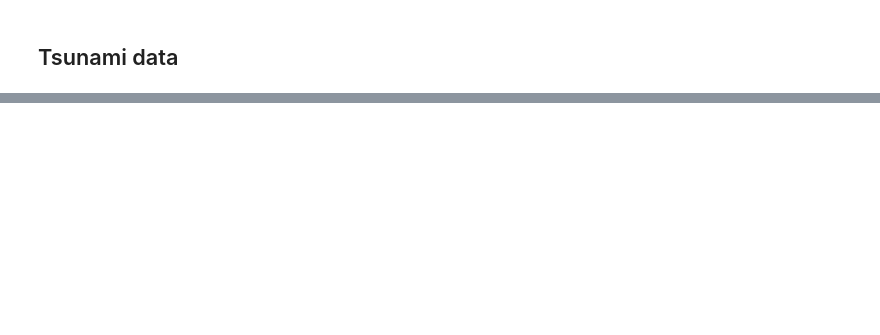
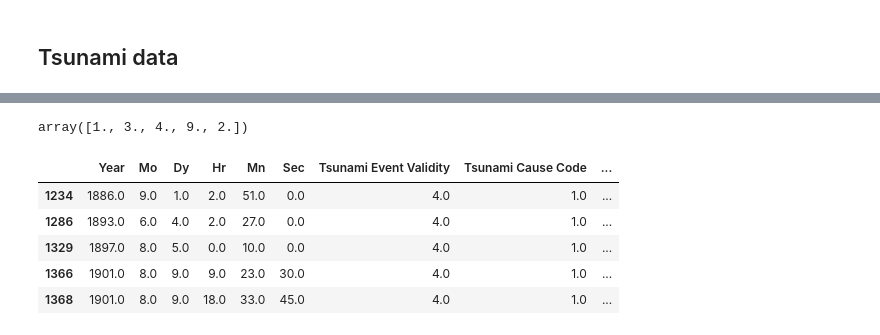
Before and after one commit to hrokr/Pybraries, a Jupyter notebook: folium/quakes/quake.ipynb, the cells around one changed output, grey strips where cells are left out. Cells and saved outputs as stored; diff of their text form; code cells hidden in the pictures; blank space fills up the shorter version.

```diff
--- a/folium/quakes/quake.ipynb
+++ b/folium/quakes/quake.ipynb
@@ -208,0 +213,4 @@ ModuleNotFoundError: No module named 'plotly'
+# %%
+tsunami['Tsunami Cause Code'].unique()
+# %% [output]
+array([1., 3., 4., 9., 2.])
@@ -208,0 +229,9 @@ ModuleNotFoundError: No module named 'plotly'
+# %%
+tsunami.head()
+# %% [output]
+|  | Year | Mo | Dy | Hr | Mn | Sec | Tsunami Event Validity | Tsunami Cause Code | ... |
+| 1234 | 1886.0 | 9.0 | 1.0 | 2.0 | 51.0 | 0.0 | 4.0 | 1.0 | ... |
+| 1286 | 1893.0 | 6.0 | 4.0 | 2.0 | 27.0 | 0.0 | 4.0 | 1.0 | ... |
+| 1329 | 1897.0 | 8.0 | 5.0 | 0.0 | 10.0 | 0.0 | 4.0 | 1.0 | ... |
+| 1366 | 1901.0 | 8.0 | 9.0 | 9.0 | 23.0 | 30.0 | 4.0 | 1.0 | ... |
+| 1368 | 1901.0 | 8.0 | 9.0 | 18.0 | 33.0 | 45.0 | 4.0 | 1.0 | ... |
```
Also changed, not shown: parts of 23 cells of this notebook.
